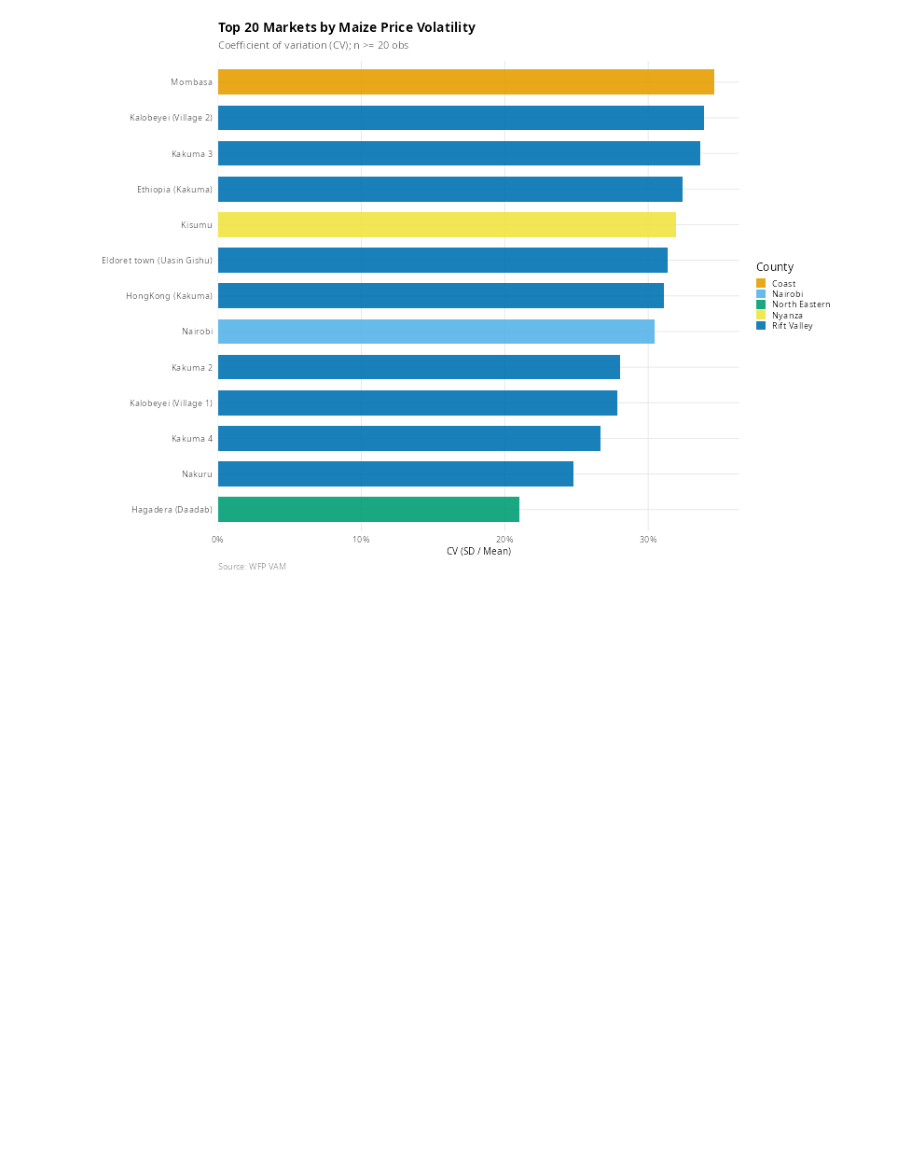
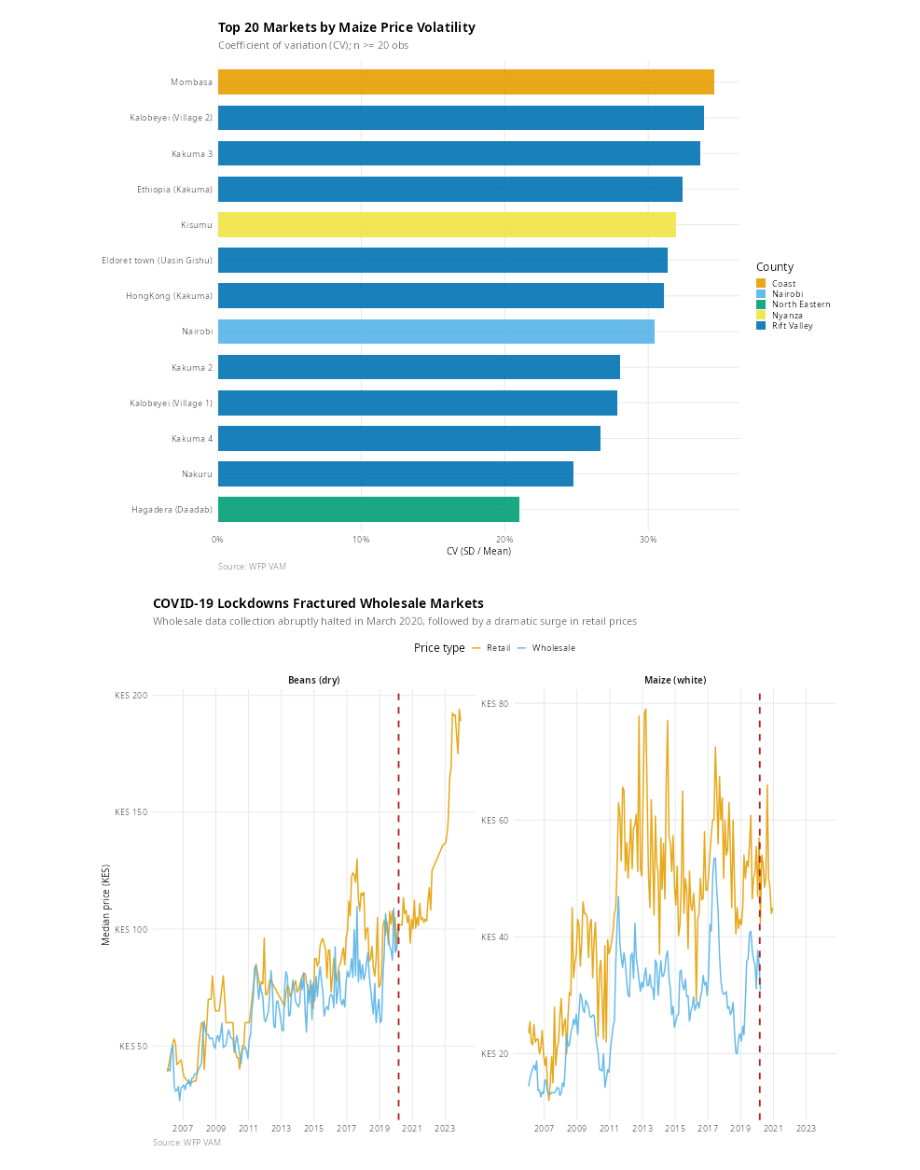
Before and after one commit to Chrisolande/Bayesian-Structural-Time-Series-for-Causal-Impact, a Jupyter notebook: iteration.ipynb, the cells around one changed output. Drawn from its saved outputs; the diff is of its cells as text; code cells hidden in the pictures; blank space fills up the shorter version.

```diff
--- a/iteration.ipynb
+++ b/iteration.ipynb
@@ -405,3 +405,48 @@ ggplot(cv_data, aes(cv, reorder(market, cv), fill = admin1)) +
     theme_wfp(legend.position = "right")
 # %% [output]
 [figure]
+# %%
+vline_covid <- geom_vline(
+    xintercept = covid_date,
+    colour     = "firebrick",
+    linewidth  = 0.85,
+    linetype   = "dashed"
+)
+
+label_covid <- annotate(
+    "text",
+    x      = covid_date + 75,
+    y      = Inf,
+    label  = "COVID-19\nMar 2020",
+    vjust  = 1.6,
+    hjust  = 0,
+    size   = 3,
+    colour = "firebrick"
+)
+# %%
+comp_data <- food |>
+    filter(
+        commodity %in% c("Beans (dry)", "Maize (white)"),
+        price_type %in% c("Retail", "Wholesale")
+    ) |>
+    summarise(
+        median_price = median(price, na.rm = TRUE),
+        .by = c(date, commodity, price_type)
+    )
+
+ggplot(comp_data, aes(x = date, y = median_price, colour = price_type)) +
+    geom_line(linewidth = 0.7, alpha = 0.9) +
+    vline_covid +
+    scale_colour_okabe_ito(name = "Price type") +
+    scale_y_continuous(labels = label_comma(prefix = "KES ")) +
+    scale_x_date(date_breaks = "2 years", date_labels = "%Y") +
+    facet_wrap(~commodity, scales = "free_y") +
+    labs(
+        title = "COVID-19 Lockdowns Fractured Wholesale Markets",
+        subtitle = "Wholesale data collection abruptly halted in March 2020, followed by a dramatic surge in retail prices",
+        x = NULL, y = "Median price (KES)",
+        caption = "Source: WFP VAM"
+    ) +
+    theme_wfp(legend.position = "top")
+# %% [output]
+[figure, added]
```
Also changed, not shown: parts of 10 cells of this notebook.
